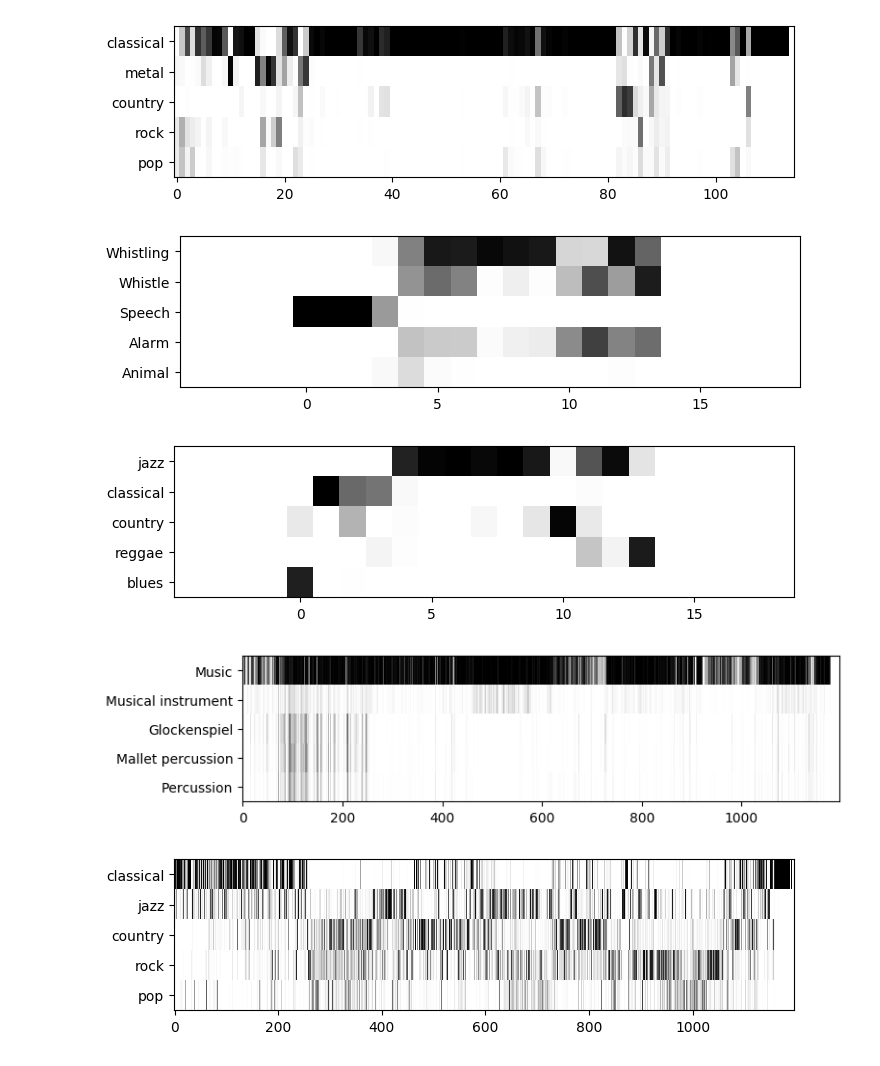
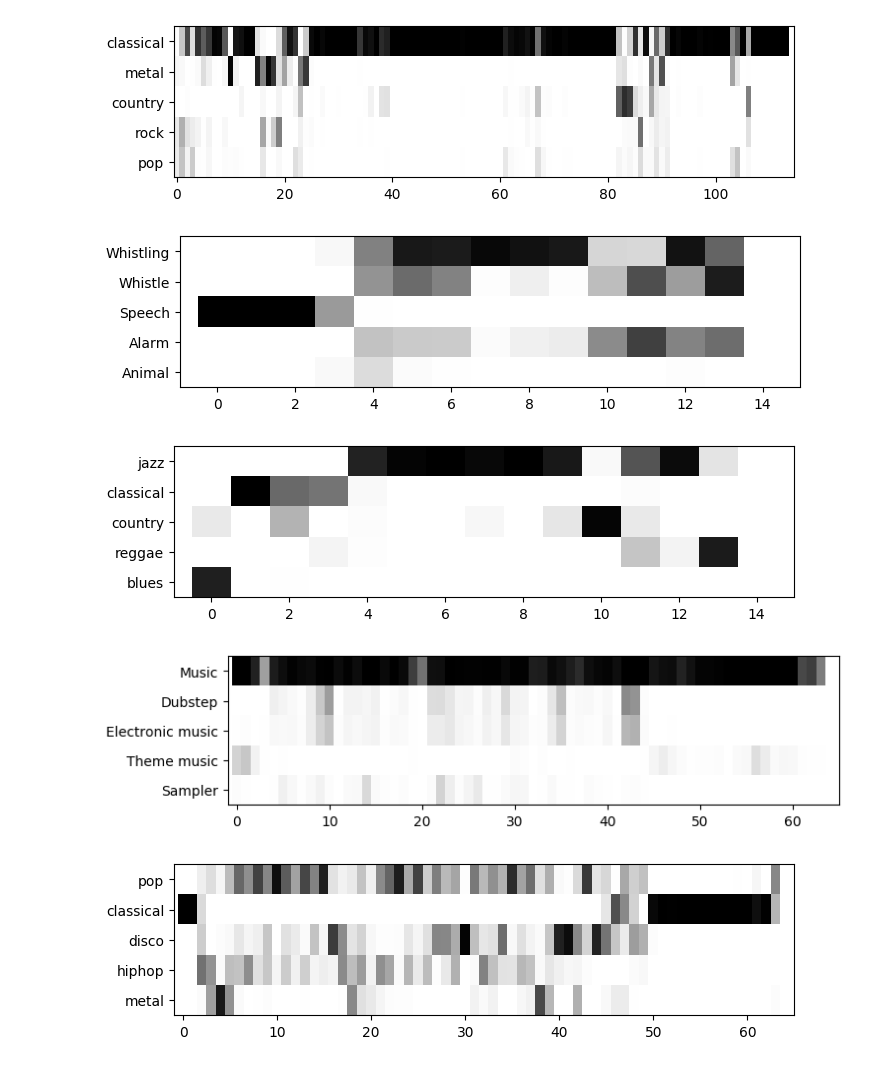
Before and after one commit to tang-ji/music-genre-classification, a Jupyter notebook: yamnet.ipynb, the cells around one changed output. Cells and saved outputs as stored; diff of their text form; code cells hidden in the pictures.

```diff
--- a/yamnet.ipynb
+++ b/yamnet.ipynb
@@ -12,12 +17,12 @@ model.predict_draw('music/dyson.mp4', figsize=(8,2), p=1)
 [figure]
 [figure]
 # %%
-model.predict_draw('speech_whistling2.wav', p=0.1, figsize=(8,2))
+model.predict_draw('music/speech_whistling2.wav', p=0.5, figsize=(8,2))
 # %% [output]
-[figure, old version]
+[figure, new version]
-[figure, old version]
+[figure, new version]
 # %%
-model.predict_draw('music/Grandbrothers-Bloodflow.mp3', p=0.5, figsize=(8,2))
+model.predict_draw('music/dyson2.mp4', p=0.5, figsize=(8,2))
 # %% [output]
-[figure, old version]
+[figure, new version]
-[figure, old version]
+[figure, new version]
```
Also changed, not shown: parts of 3 cells of this notebook, 3 other files.
